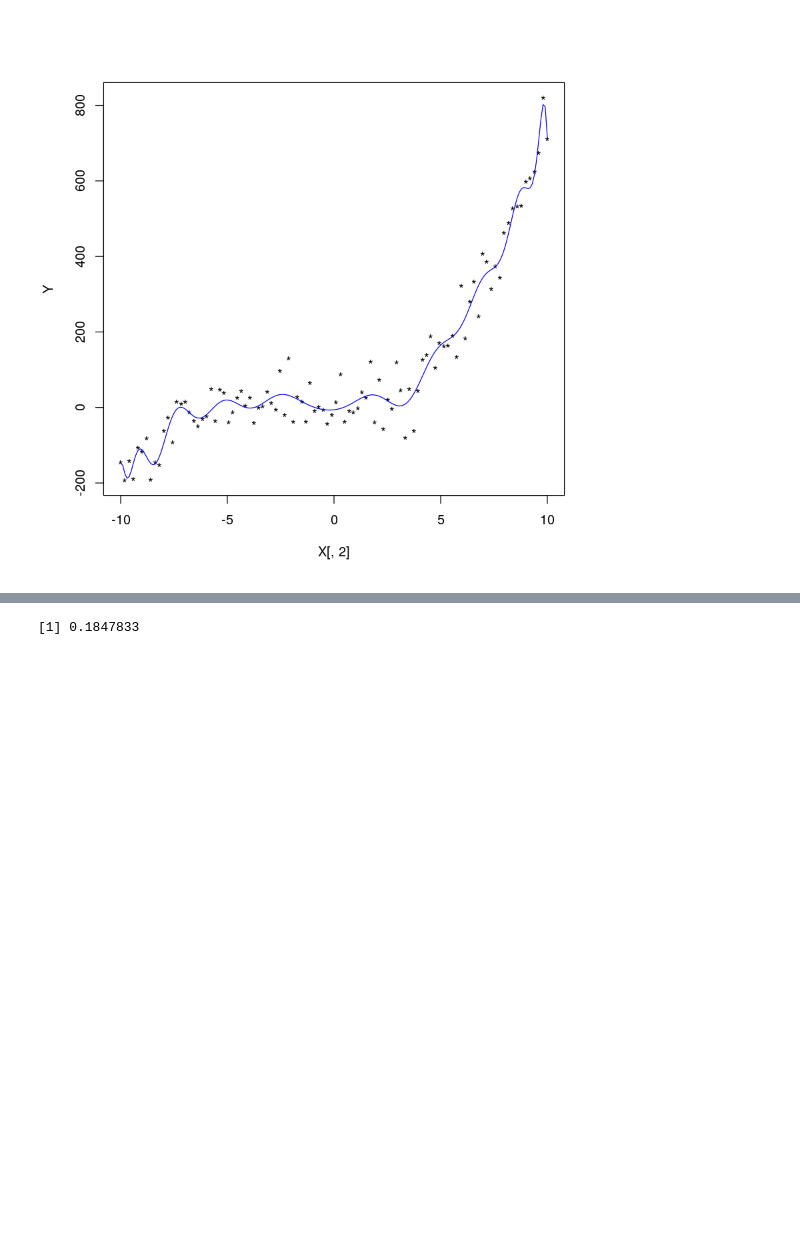
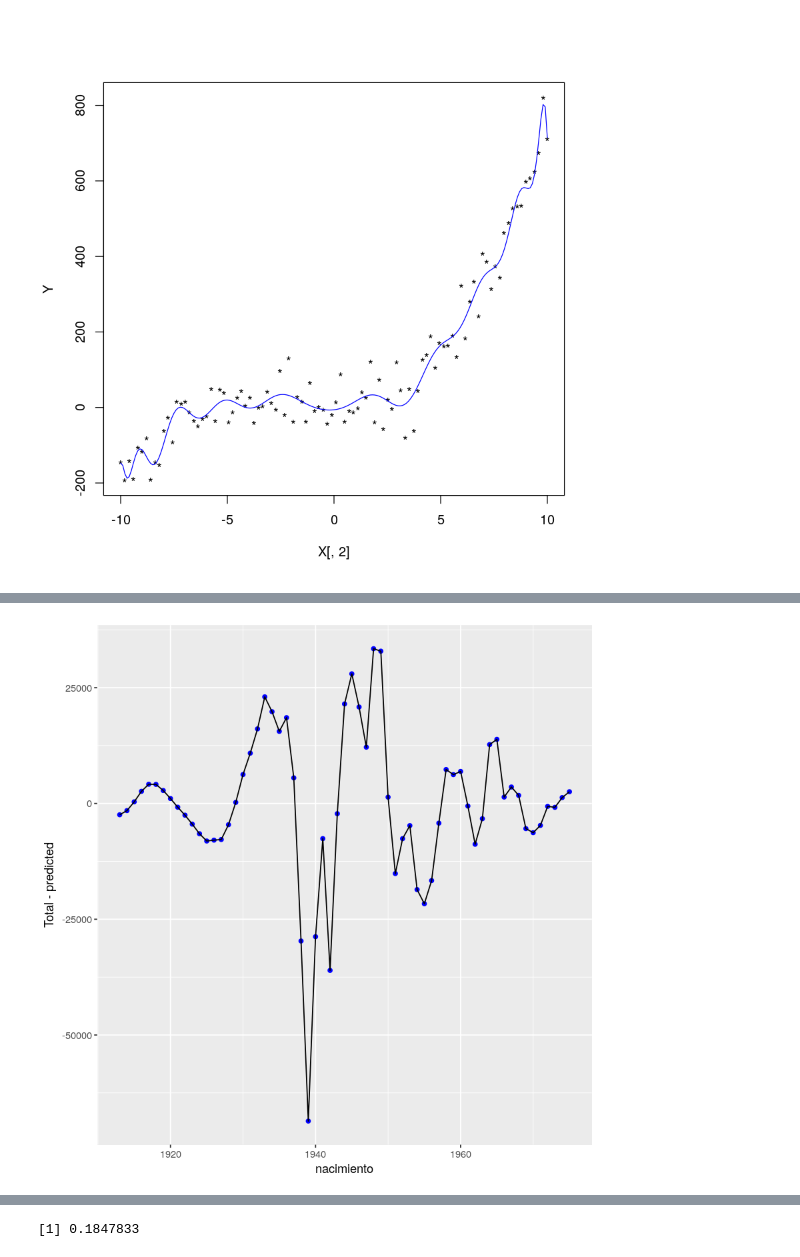
Before and after one commit to planga82/KeepCodingEstadisticaR, a Jupyter notebook: 5 - Relaciones entre variables.ipynb, the cells around one changed output, grey strips where cells are left out. Drawn from its saved outputs; the diff is of its cells as text; code cells hidden in the pictures; blank space fills up the shorter version.

```diff
--- a/5 - Relaciones entre variables.ipynb
+++ b/5 - Relaciones entre variables.ipynb
@@ -864,0 +881,5 @@ poly(x, 24)20  poly(x, 24)21  poly(x, 24)22  poly(x, 24)23  poly(x, 24)24
+# %%
+ggplot(data=poblacion,aes(x=nacimiento))+geom_point(aes(y=Total-predicted),color="blue")+
+    geom_line(aes(y=Total-predicted))
+# %% [output]
+[figure, added]
```
Also changed, not shown: parts of 10 cells of this notebook, 15 other files.
